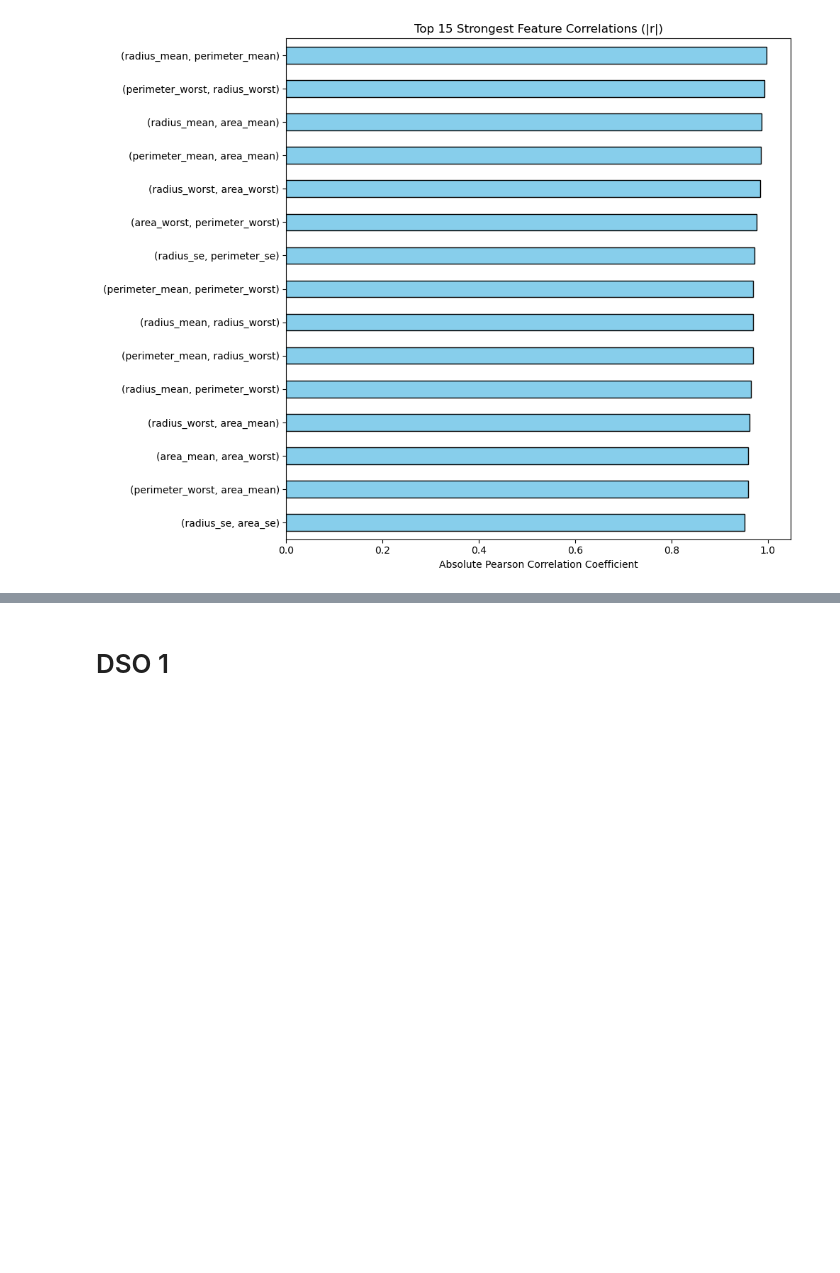
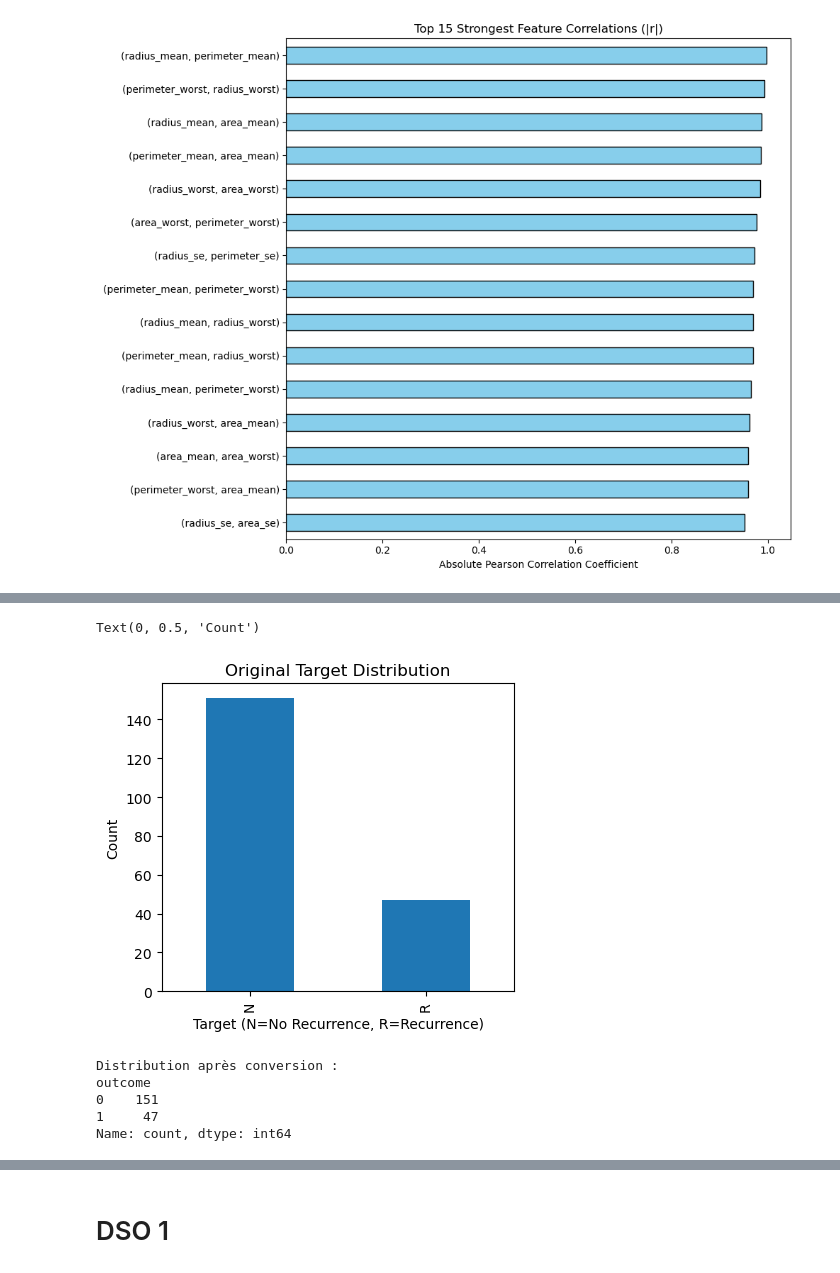
Before and after one commit to youssef060902/Algonomads_ML, a Jupyter notebook: Project.ipynb, the cells around one changed output, grey strips where cells are left out. Drawn from its saved outputs; the diff is of its cells as text; code cells hidden in the pictures; blank space fills up the shorter version.

```diff
--- a/Project.ipynb
+++ b/Project.ipynb
@@ -268,0 +309,24 @@ plt.show()
+# %%
+# 3. Target distribution
+plt.figure(figsize=(10, 4))
+plt.subplot(1, 2, 1)
+df["outcome"].value_counts().plot(kind="bar")
+plt.title("Original Target Distribution")
+plt.xlabel("Target (N=No Recurrence, R=Recurrence)")
+plt.ylabel("Count")
+# %% [output]
+Text(0, 0.5, 'Count')
+[figure, added]
+# %%
+# Conversion directe de la colonne 'outcome' : N → 0, R → 1
+df_dso3['outcome'] = df_dso3['outcome'].map({'N': 0, 'R': 1})
+
+# Vérification rapide
+print("Distribution après conversion :")
+print(df_dso3['outcome'].value_counts())
+# %% [output]
+Distribution après conversion :
+outcome
+0    151
+1     47
+Name: count, dtype: int64
```
Also changed, not shown: parts of 51 cells of this notebook, 1 other file.
